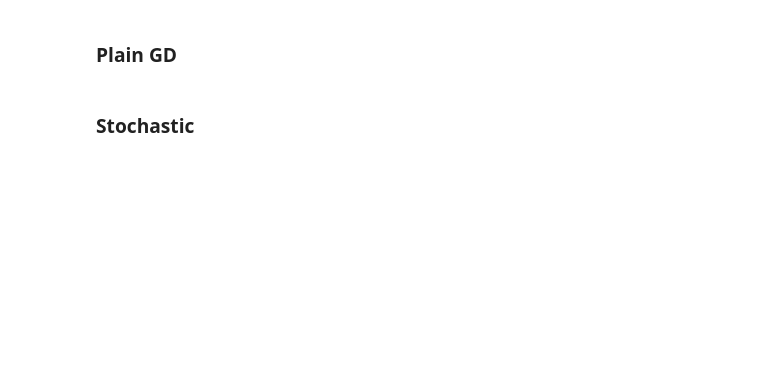
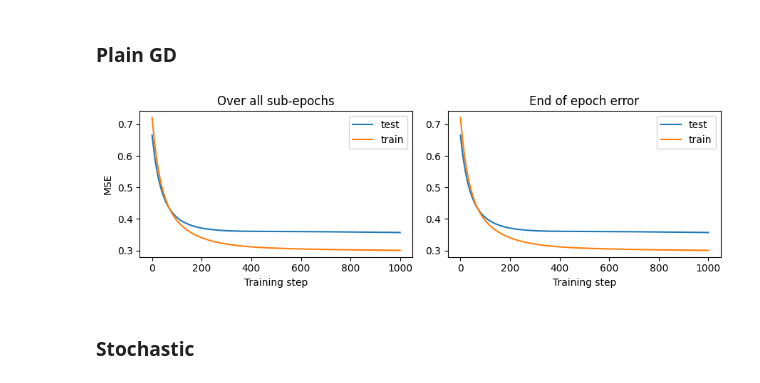
Before and after one commit to Trond01/Project2_FYS-STK4155, a Jupyter notebook: Runs/OLS_analgrad.ipynb, the cells around one changed output. Cells and saved outputs as stored; diff of their text form; code cells hidden in the pictures; blank space fills up the shorter version.

```diff
--- a/Runs/OLS_analgrad.ipynb
+++ b/Runs/OLS_analgrad.ipynb
@@ -9,36 +13,46 @@ from Code.project1_tools import feature_matrix_2d, r2_sampling
 import numpy as np
 # %%
 # Initialise beta
-num_features = 15
+num_features = 7
 beta0 = {"b" : np.random.random(num_features)}
 
+# Start with small values
+beta0 = {"b" : np.random.random(num_features)*0.1}
+
+# beta0 = {"b" : 0*np.random.random(num_features)}
+
+
 # Sample points and split in train and test
-num_points = 100
+num_points = 200
+split=0.5
 data = r2_sampling(num_points, sigma2=0.3)
 x, y, z = data["x"], data["y"], data["z"]
 X = feature_matrix_2d(x, y, num_features)
-X_train, y_train, X_test, y_test, test_index = train_test_split(X, z, 0.2)
+X, means, var = scale_feature_matrix(X)
+X_train, y_train, X_test, y_test, test_index = train_test_split(X, z, split)
 
 ### TODO: dette er en quickfix...
 y_train, y_test = np.squeeze(y_train), np.squeeze(y_test)
 
 # Number of of minibatch when using batch size 10
 m = int(len(y_train) / 10)
-epochs = 50
+epochs = 20
 
 # Define the polynomial fit model
 def model(beta, X):
     # print(beta)
     return np.dot(X, beta["b"])
 
-loss_func = lambda beta, X, y : MSELoss(y, model(beta, X))
-loss_grad = lambda beta, X, y : {"b" : MSE_grad(model)(beta, X, y) }
+loss_func = MSELoss_method(model)
+loss_grad = OLS_train_analgrad(model)
 # %% [markdown]
 ### Plain GD
 # %%
 result_GD = GD(X_train, y_train, X_test, y_test, grad_method=loss_grad, beta0=beta0, test_loss_func=loss_func,
-               n_epochs=6000)
+               n_epochs=1000, lr=0.2, gamma=0.1)
 plot_test_results(result_GD["test_loss_list"], result_GD["train_loss_list"], 1)
+# %% [output]
+[figure, added]
 # %% [markdown]
 ### Stochastic
 # %%
```
Also changed, not shown: parts of 7 cells of this notebook, 5 other files.
